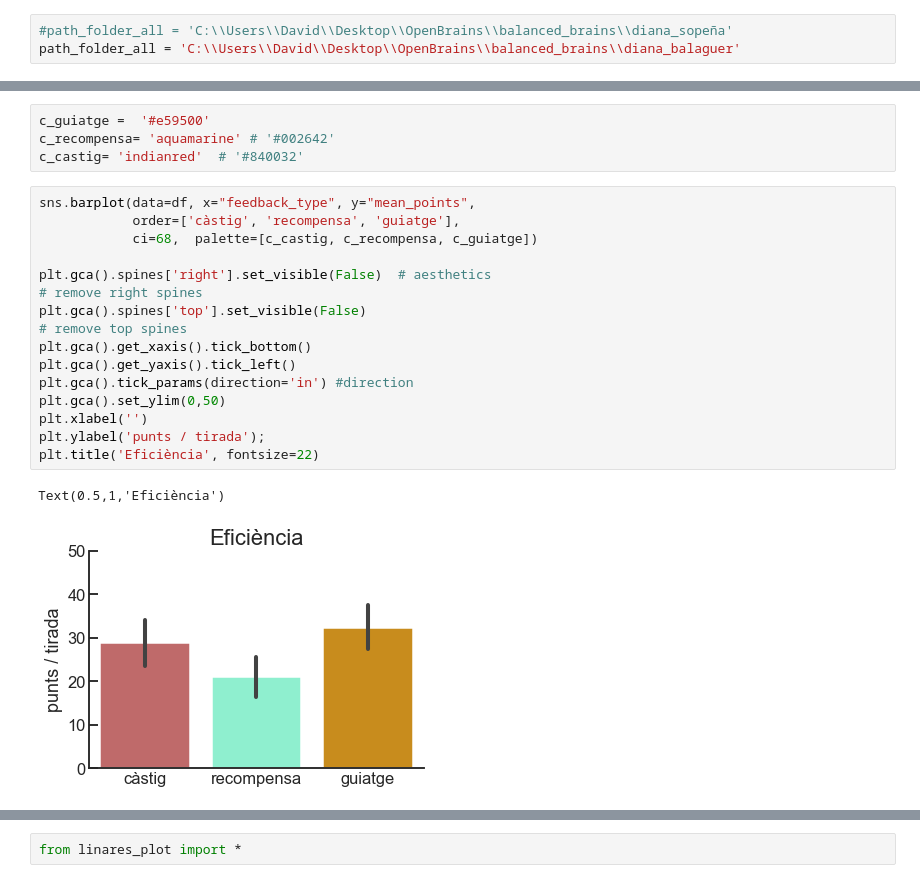
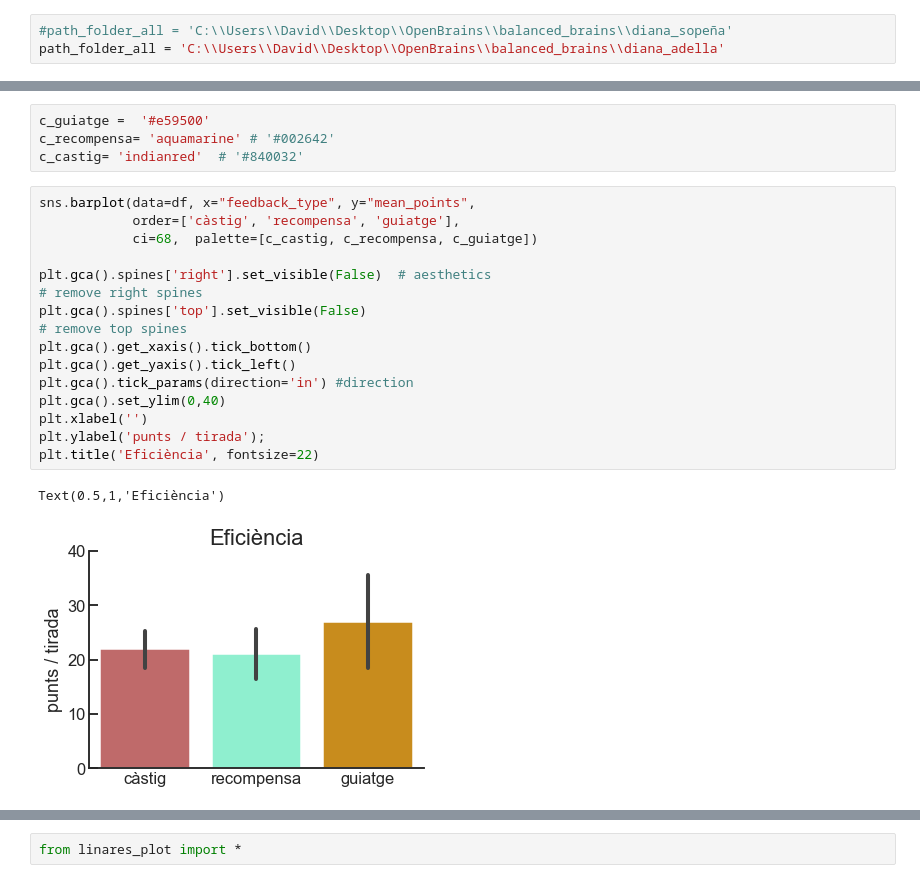
Before and after one commit to davidbestue/OpenBrains, a Jupyter notebook: Diana_analysis/analysis_diana_all_files.ipynb, the cells around one changed output, grey strips where cells are left out. Cells and saved outputs as stored; diff of their text form.

```diff
--- a/Diana_analysis/analysis_diana_all_files.ipynb
+++ b/Diana_analysis/analysis_diana_all_files.ipynb
@@ -11,7 +11,7 @@ os.getcwd()
 'C:\\Users\\David\\Documents\\GitHub\\OpenBrains\\Diana_analysis'
 # %%
 #path_folder_all = 'C:\\Users\\David\\Desktop\\OpenBrains\\balanced_brains\\diana_sopeña'
-path_folder_all = 'C:\\Users\\David\\Desktop\\OpenBrains\\balanced_brains\\diana_balaguer'
+path_folder_all = 'C:\\Users\\David\\Desktop\\OpenBrains\\balanced_brains\\diana_adella'
 # %%
 search_string=os.path.join(path_folder_all,'*.xlsx')
 files = glob.glob(search_string) #list of data files in the named location
@@ -100,20 +97,20 @@ c_castig= 'indianred'  # '#840032'
 # %%
 sns.barplot(data=df, x="feedback_type", y="mean_points",
             order=['càstig', 'recompensa', 'guiatge'],
             ci=68,  palette=[c_castig, c_recompensa, c_guiatge])
 
 plt.gca().spines['right'].set_visible(False)  # aesthetics                                                                              # remove right spines
 plt.gca().spines['top'].set_visible(False)                                                                                  # remove top spines
 plt.gca().get_xaxis().tick_bottom()
 plt.gca().get_yaxis().tick_left()
 plt.gca().tick_params(direction='in') #direction
-plt.gca().set_ylim(0,50)
+plt.gca().set_ylim(0,40)
 plt.xlabel('')
 plt.ylabel('punts / tirada');
 plt.title('Eficiència', fontsize=22)
 # %% [output]
 Text(0.5,1,'Eficiència')
-[figure, old version]
+[figure, new version]
 # %%
 plt.figure(figsize=(20,6))
 
```
Also changed, not shown: parts of 6 cells of this notebook, 6 other files.
